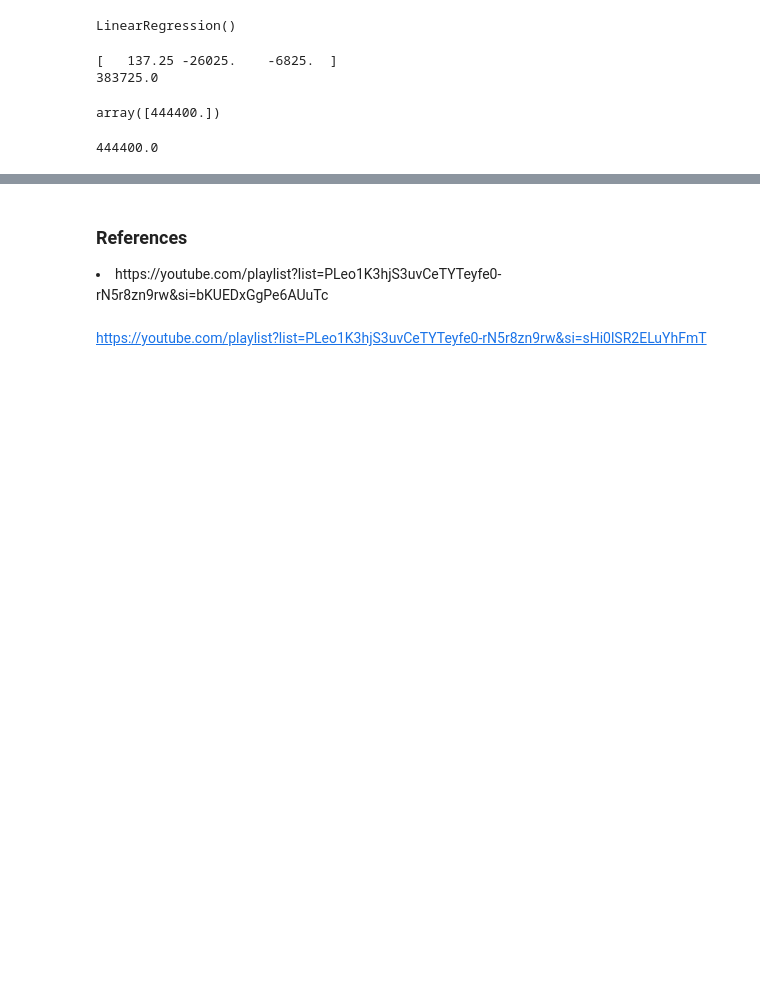
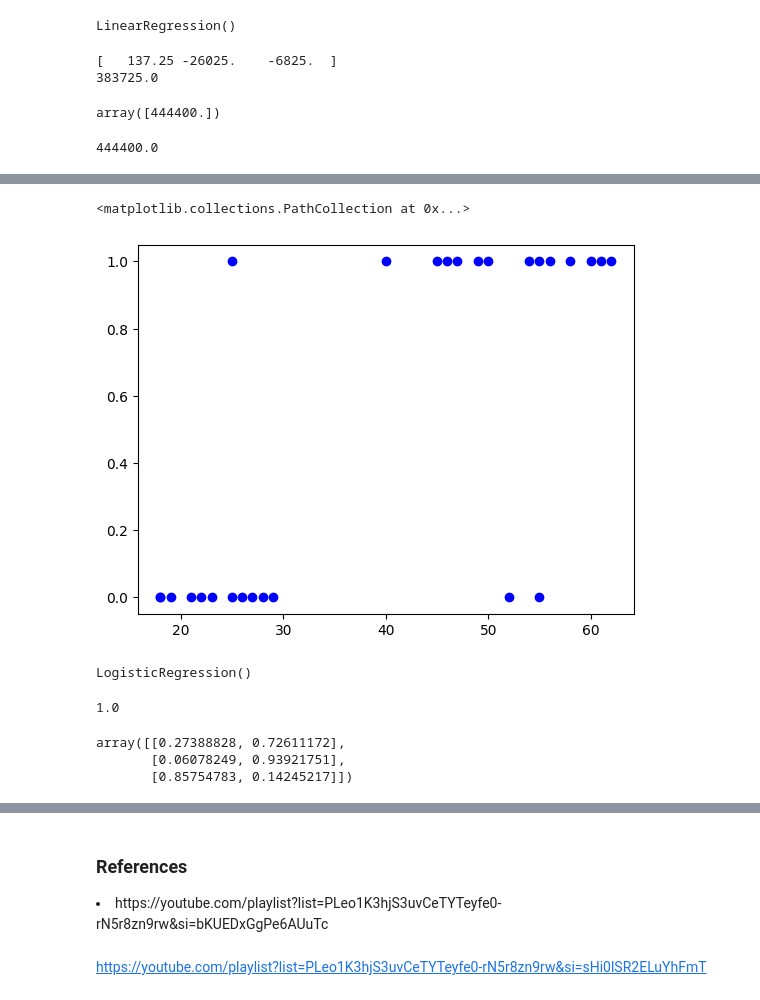
Before and after one commit to prajeeshr/MachineLearning, a Jupyter notebook: Machine Learning Basics/ML 101.ipynb, the cells around one changed output, grey strips where cells are left out. Saved outputs shown, nothing was run; the diff lists cells and outputs as text; code cells hidden in the pictures; blank space fills up the shorter version.

Commit message:
Updated ML 101 - Logistic and Decision

```diff
--- a/Machine Learning Basics/ML 101.ipynb
+++ b/Machine Learning Basics/ML 101.ipynb
@@ -140,0 +159,8 @@ array([444400.])
+# %%
+data = {
+    "age": [22, 25, 47, 52, 46, 56, 55, 60, 62, 61, 18, 28, 27, 29, 49, 55, 25, 58, 19, 18, 21, 26, 40, 45, 50, 54, 23],
+    "bought_insurance": [0, 0, 1, 0, 1, 1, 0, 1, 1, 1, 0, 0, 0, 0, 1, 1, 1, 1, 0, 0, 0, 0, 1, 1, 1, 1, 0]
+    }
+# %%
+df = pd.DataFrame(data)
+df.head(5)
@@ -140,0 +174,5 @@ array([444400.])
+# %%
+plt.scatter(df.age, df.bought_insurance,marker = 'o', color = 'blue')
+# %% [output]
+<matplotlib.collections.PathCollection at 0x...>
+[figure, added]
@@ -140,0 +181,5 @@ array([444400.])
+# %%
+model = LogisticRegression()
+model.fit(xtrain,ytrain)
+# %% [output]
+LogisticRegression()
@@ -140,0 +188,10 @@ array([444400.])
+# %%
+model.score(xtest,ytest)
+# %% [output]
+1.0
+# %%
+model.predict_proba(xtest)
+# %% [output]
+array([[0.27388828, 0.72611172],
+       [0.06078249, 0.93921751],
+       [0.85754783, 0.14245217]])
```
Also changed, not shown: parts of 44 cells of this notebook.
